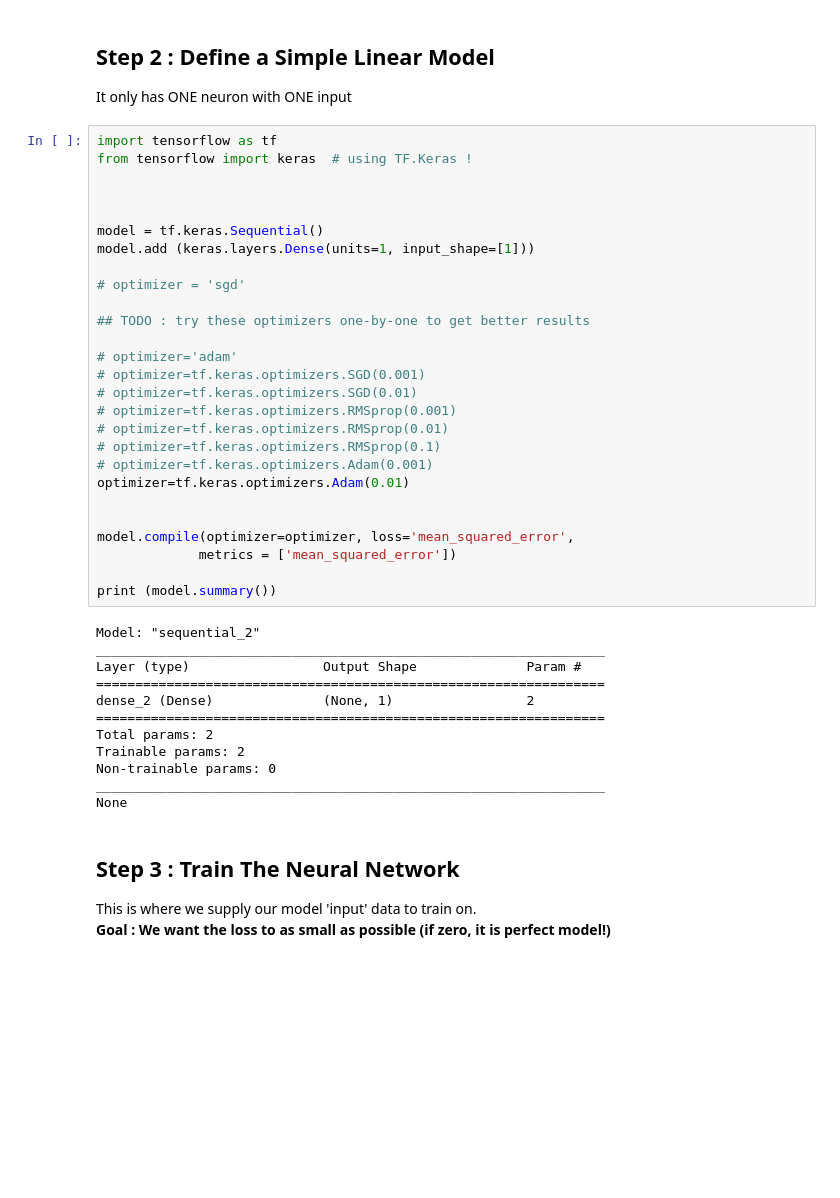
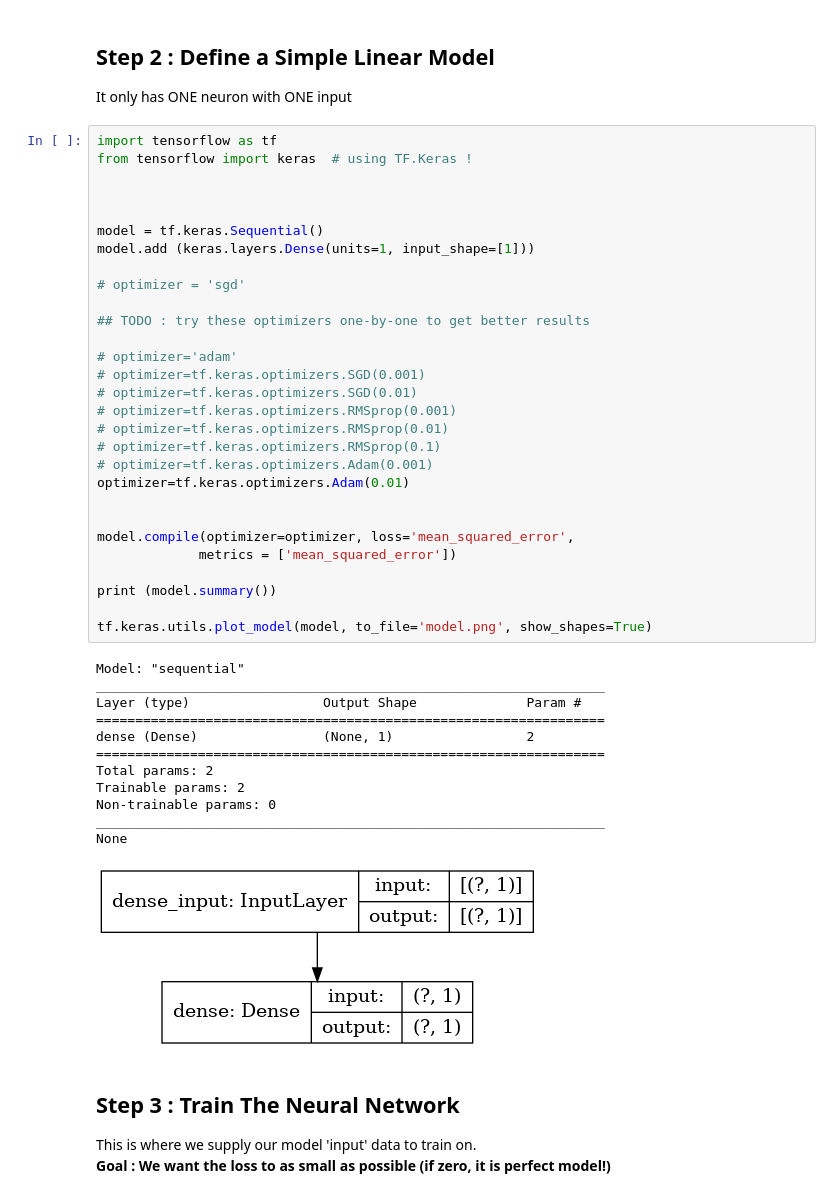
Before and after one commit to elephantscale/deep-learning-with-tensorflow-solutions, a Jupyter notebook: regressions/1-regression-linear-tips.ipynb, the cells around one changed output. Cells and saved outputs as stored; diff of their text form; blank space fills up the shorter version.

```diff
--- a/regressions/1-regression-linear-tips.ipynb
+++ b/regressions/1-regression-linear-tips.ipynb
@@ -79,35 +79,38 @@ model = tf.keras.Sequential()
 model.add (keras.layers.Dense(units=1, input_shape=[1]))
 
 # optimizer = 'sgd'
 
 ## TODO : try these optimizers one-by-one to get better results
 
 # optimizer='adam'
 # optimizer=tf.keras.optimizers.SGD(0.001)
 # optimizer=tf.keras.optimizers.SGD(0.01)
 # optimizer=tf.keras.optimizers.RMSprop(0.001)
 # optimizer=tf.keras.optimizers.RMSprop(0.01)
 # optimizer=tf.keras.optimizers.RMSprop(0.1)
 # optimizer=tf.keras.optimizers.Adam(0.001)
 optimizer=tf.keras.optimizers.Adam(0.01)
 
 
 model.compile(optimizer=optimizer, loss='mean_squared_error',
              metrics = ['mean_squared_error'])
 
 print (model.summary())
+
+tf.keras.utils.plot_model(model, to_file='model.png', show_shapes=True)
 # %% [output]
-Model: "sequential_2"
+Model: "sequential"
 _________________________________________________________________
 Layer (type)                 Output Shape              Param #
 =================================================================
-dense_2 (Dense)              (None, 1)                 2
+dense (Dense)                (None, 1)                 2
 =================================================================
 Total params: 2
 Trainable params: 2
 Non-trainable params: 0
 _________________________________________________________________
 None
+[figure, added]
 # %% [markdown]
 ## Step 3 : Train The Neural Network
 This is where we supply our model 'input' data to train on.
```
Also changed, not shown: 7 other files.
